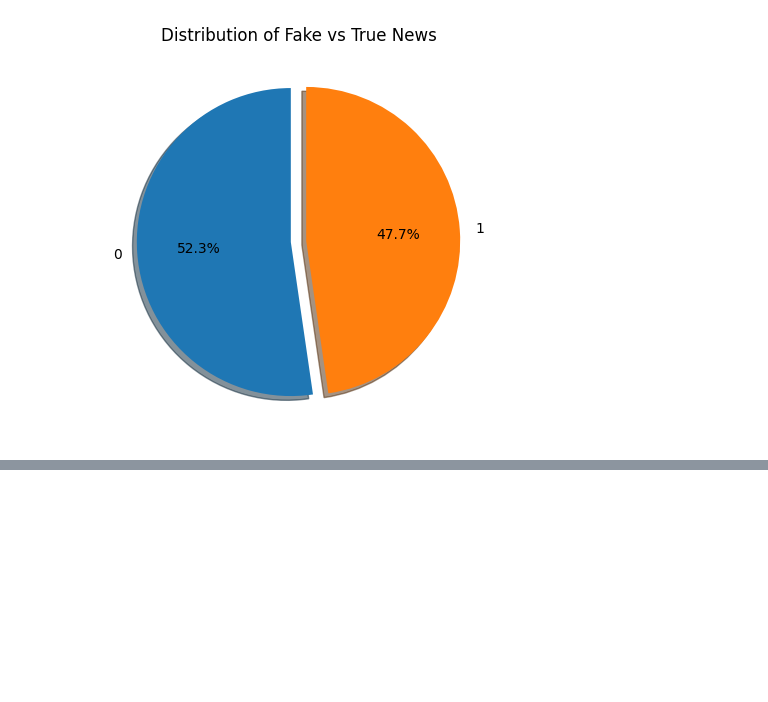
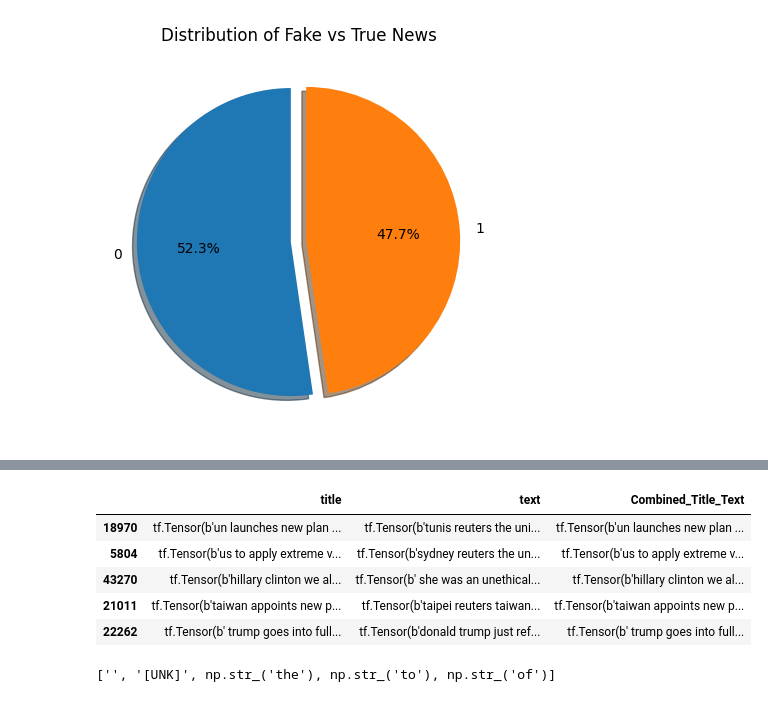
Before and after one commit to Jasman123/Fake_or_Real_News, a Jupyter notebook: Fake_or_Real_News.ipynb, the cells around one changed output, grey strips where cells are left out. Drawn from its saved outputs; the diff is of its cells as text; code cells hidden in the pictures; blank space fills up the shorter version.

```diff
--- a/Fake_or_Real_News.ipynb
+++ b/Fake_or_Real_News.ipynb
@@ -93,0 +125,9 @@ plt.show()
+# %%
+X_test.sample(5)
+# %% [output]
+|  | title | text | Combined_Title_Text |
+| 18970 | tf.Tensor(b'un launches new plan ... | tf.Tensor(b'tunis reuters the uni... | tf.Tensor(b'un launches new plan ... |
+| 5804 | tf.Tensor(b'us to apply extreme v... | tf.Tensor(b'sydney reuters the un... | tf.Tensor(b'us to apply extreme v... |
+| 43270 | tf.Tensor(b'hillary clinton we al... | tf.Tensor(b' she was an unethical... | tf.Tensor(b'hillary clinton we al... |
+| 21011 | tf.Tensor(b'taiwan appoints new p... | tf.Tensor(b'taipei reuters taiwan... | tf.Tensor(b'taiwan appoints new p... |
+| 22262 | tf.Tensor(b' trump goes into full... | tf.Tensor(b'donald trump just ref... | tf.Tensor(b' trump goes into full... |
@@ -93,0 +163,4 @@ plt.show()
+# %%
+vectorize_layer.get_vocabulary()[:5]
+# %% [output]
+['', '[UNK]', np.str_('the'), np.str_('to'), np.str_('of')]
```
Also changed, not shown: parts of 13 cells of this notebook.
